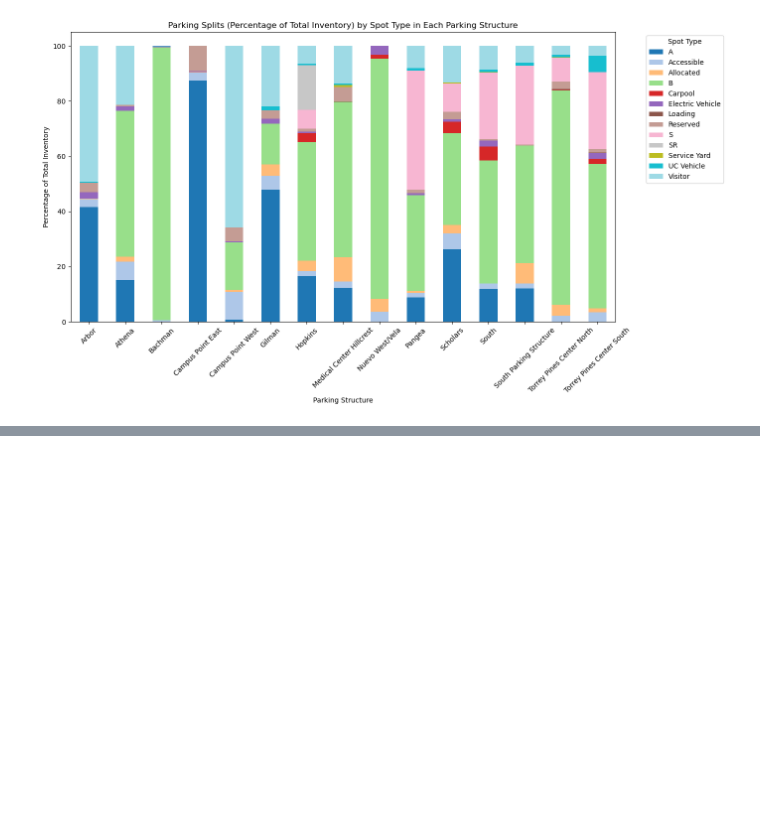
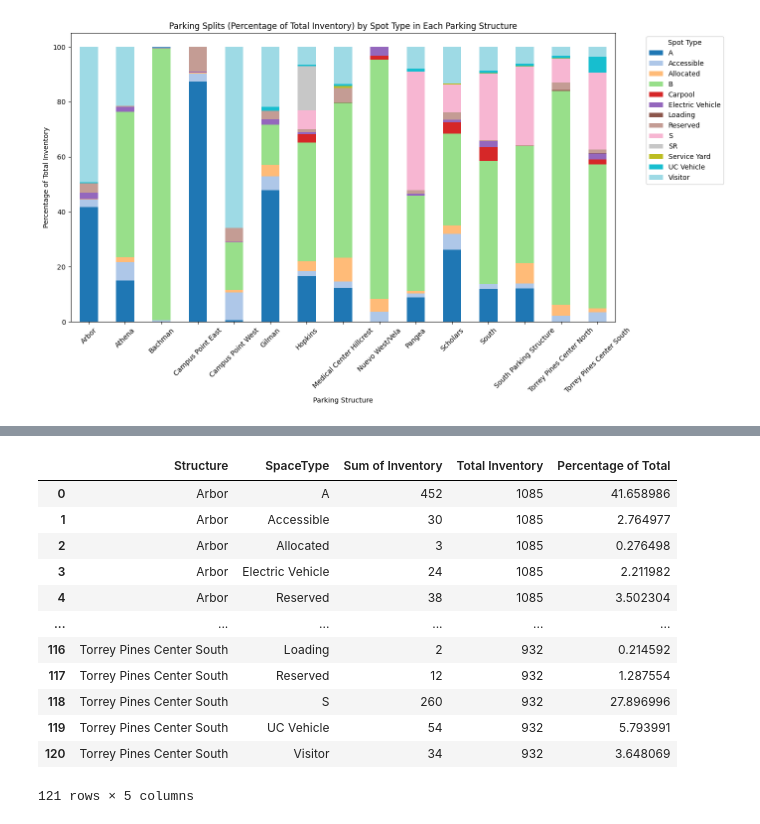
Before and after one commit to DanielJu0925/math189_project, a Jupyter notebook: data_process_plus_testing.ipynb, the cells around one changed output, grey strips where cells are left out. Drawn from its saved outputs; the diff is of its cells as text; code cells hidden in the pictures; blank space fills up the shorter version.

```diff
--- a/data_process_plus_testing.ipynb
+++ b/data_process_plus_testing.ipynb
@@ -535,0 +546,16 @@ plt.show()
+# %%
+df_agg
+# %% [output]
+|  | Structure | SpaceType | Sum of Inventory | Total Inventory | Percentage of Total |
+| 0 | Arbor | A | 452 | 1085 | 41.658986 |
+| 1 | Arbor | Accessible | 30 | 1085 | 2.764977 |
+| 2 | Arbor | Allocated | 3 | 1085 | 0.276498 |
+| 3 | Arbor | Electric Vehicle | 24 | 1085 | 2.211982 |
+| 4 | Arbor | Reserved | 38 | 1085 | 3.502304 |
+| ... | ... | ... | ... | ... | ... |
+| 116 | Torrey Pines Center South | Loading | 2 | 932 | 0.214592 |
+| 117 | Torrey Pines Center South | Reserved | 12 | 932 | 1.287554 |
+| 118 | Torrey Pines Center South | S | 260 | 932 | 27.896996 |
+| 119 | Torrey Pines Center South | UC Vehicle | 54 | 932 | 5.793991 |
+| 120 | Torrey Pines Center South | Visitor | 34 | 932 | 3.648069 |
+121 rows × 5 columns
```
Also changed, not shown: parts of 17 cells of this notebook.
